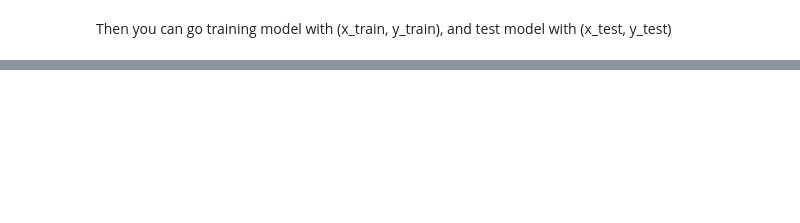
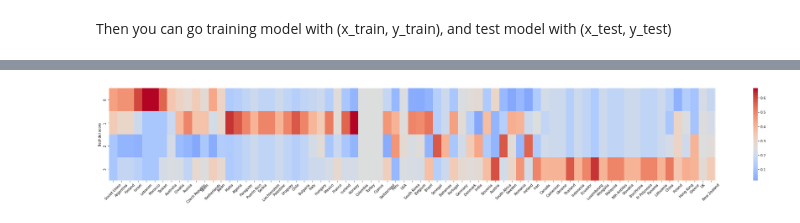
Before and after one commit to Jacobzzz0522/3u3-Project-2, a Jupyter notebook: project 2 Mark.ipynb, the cells around one changed output, grey strips where cells are left out. Cells and saved outputs as stored; diff of their text form; code cells hidden in the pictures; blank space fills up the shorter version.

```diff
--- a/project 2 Mark.ipynb
+++ b/project 2 Mark.ipynb
@@ -471,0 +599,26 @@ Naive: Loss- 1.38, Accuracy- 0.53, f1- 0.17
+# %%
+plt.figure(figsize=(40,5))
+
+model = BernoulliNB()
+cntry_cols_heatmap = sorted(cntry_cols)
+model.fit(X[cntry_cols_heatmap], y)
+col_labels = [unidecode(x.split('_')[-1]) for x in cntry_cols_heatmap]
+abbreviated_cntries = {
+    'United States of America': 'USA',
+    'Bosnia and Herzegovina': 'Bsn/Hrzna',
+    'Palestinian Territory': 'Palestine',
+    'French Polynesia': 'Fr Polynesia',
+    'Netherlands Antilles': 'Nth Antilles',
+    'United Kingdom': 'UK',
+}
+col_labels = [abbreviated_cntries.get(x, x) for x in col_labels]
+col_labels = np.array(col_labels)
+cntry_probs = model.feature_log_prob_
+cntry_probs = softmax(cntry_probs, axis=0)
+sort_idcs = get_corridcs(cntry_probs)
+g=sns.heatmap(cntry_probs[:,sort_idcs], xticklabels=col_labels[sort_idcs], cmap='coolwarm', center=0.25)
+g.set_ylabel('Bechdel score')
+g.set_xticklabels(col_labels[sort_idcs], rotation=45)
+plt.show()
+# %% [output]
+[figure, added]
```
Also changed, not shown: parts of 41 cells of this notebook, 5 other files.
